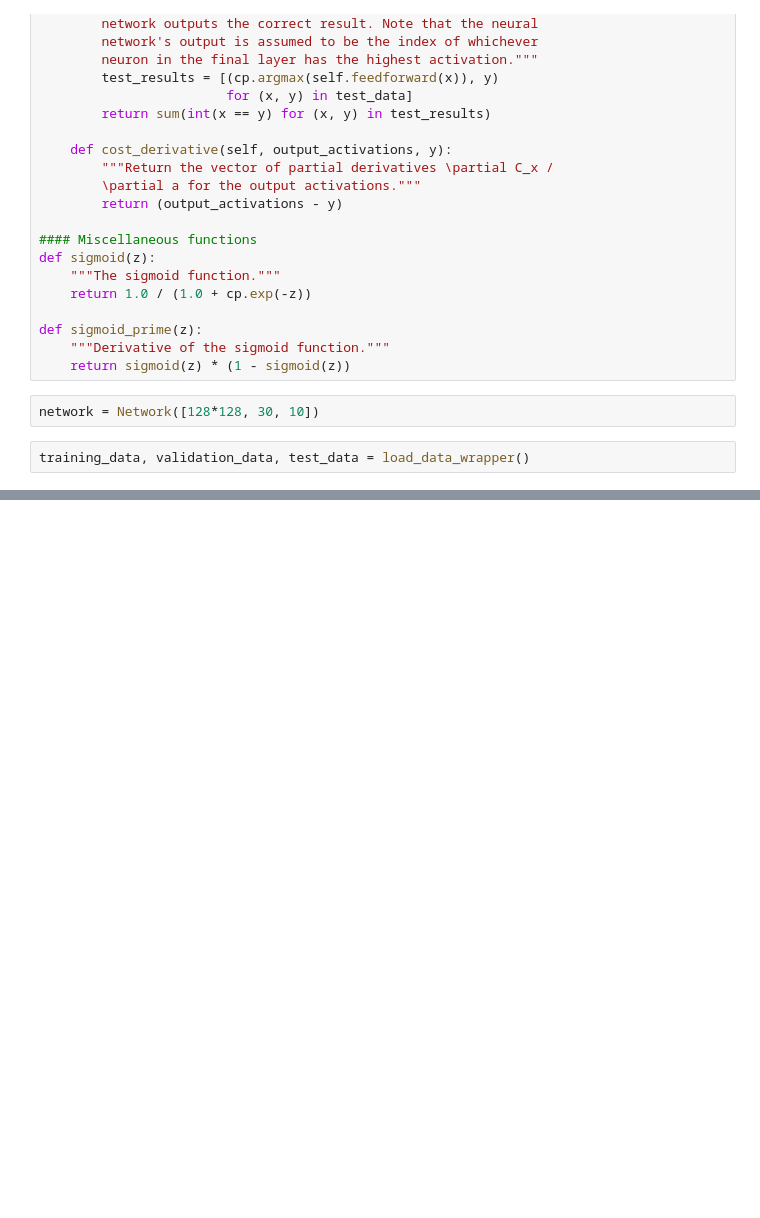
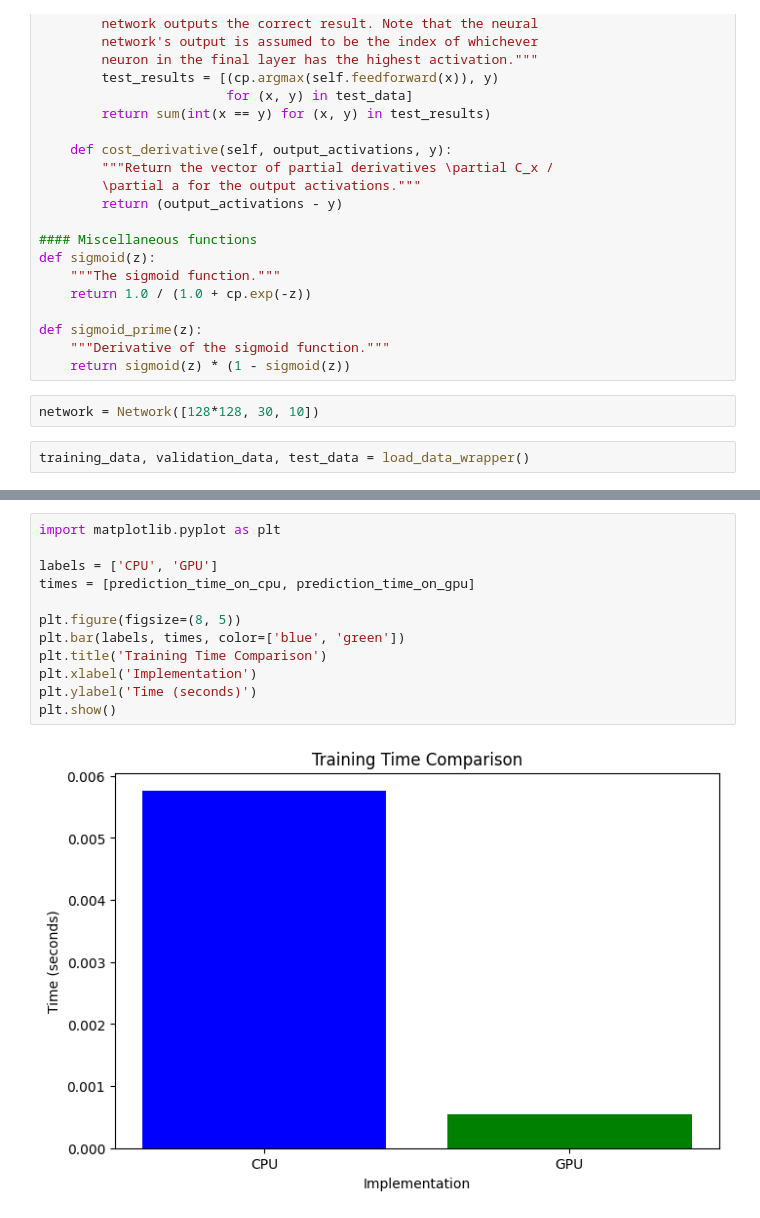
Before and after one commit to MarkoHaralovic/parallel-img-proc, a Jupyter notebook: cnn_cpu_and_gpu.ipynb, the cells around one changed output, grey strips where cells are left out. Saved outputs shown, nothing was run; the diff lists cells and outputs as text; blank space fills up the shorter version.

```diff
--- a/cnn_cpu_and_gpu.ipynb
+++ b/cnn_cpu_and_gpu.ipynb
@@ -553,0 +567,14 @@ plt.show()
+# %%
+import matplotlib.pyplot as plt
+
+labels = ['CPU', 'GPU']
+times = [prediction_time_on_cpu, prediction_time_on_gpu]
+
+plt.figure(figsize=(8, 5))
+plt.bar(labels, times, color=['blue', 'green'])
+plt.title('Training Time Comparison')
+plt.xlabel('Implementation')
+plt.ylabel('Time (seconds)')
+plt.show()
+# %% [output]
+[figure, added]
```
Also changed, not shown: parts of 15 cells of this notebook.
